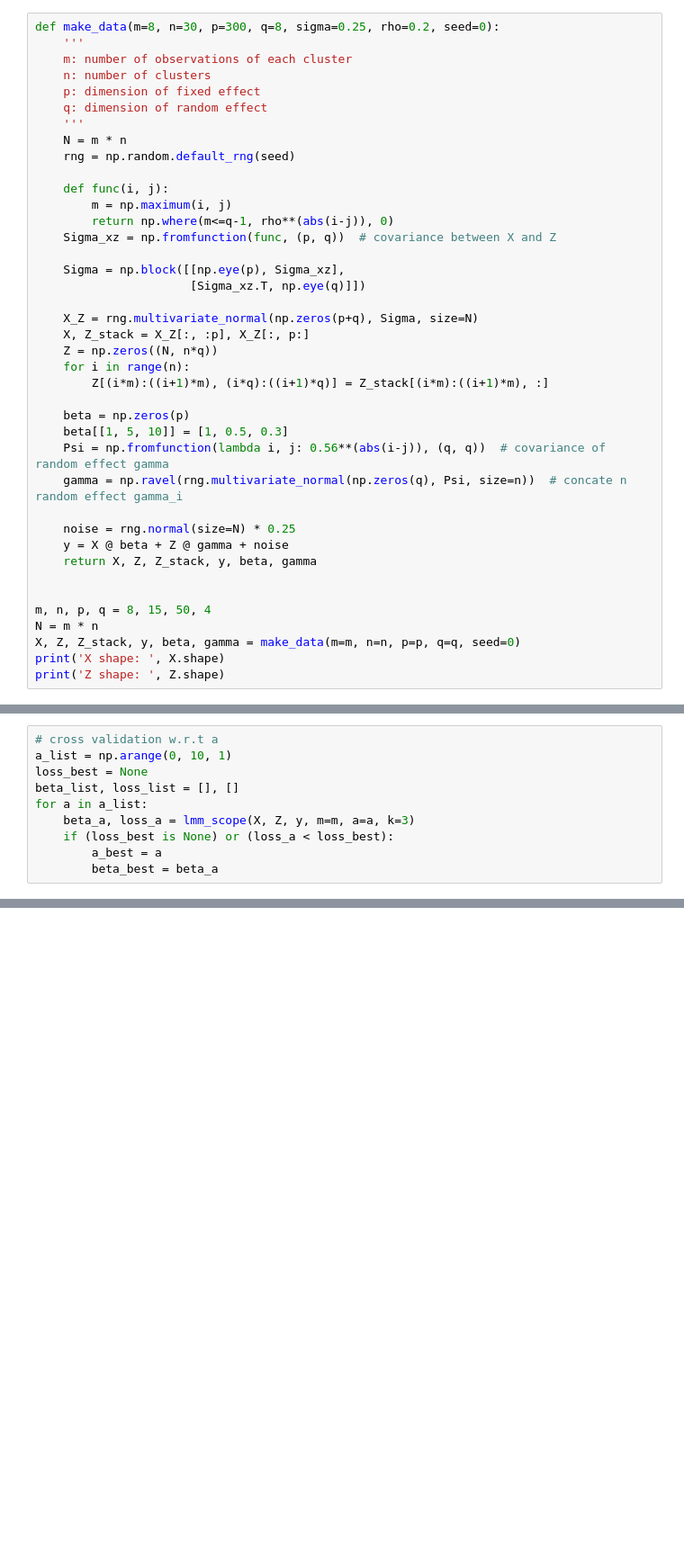
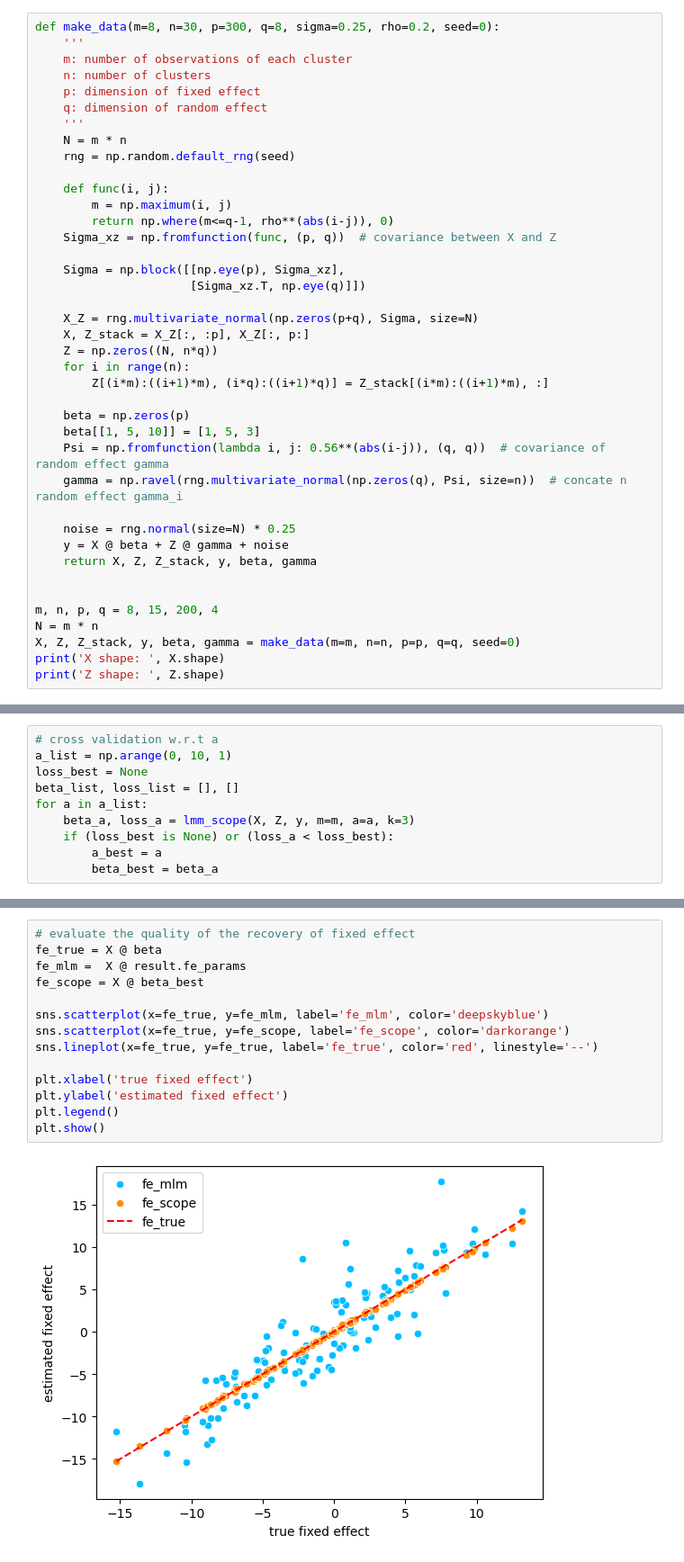
Before and after one commit to abess-team/skscope, a Jupyter notebook: docs/source/examples/Linear Model and its Variants/linear-mixed-model.ipynb, the cells around one changed output, grey strips where cells are left out. Shown at 90% size. Saved outputs shown, nothing was run; the diff lists cells and outputs as text; blank space fills up the shorter version.

```diff
--- a/docs/source/examples/Linear Model and its Variants/linear-mixed-model.ipynb
+++ b/docs/source/examples/Linear Model and its Variants/linear-mixed-model.ipynb
@@ -48,7 +59,7 @@ def make_data(m=8, n=30, p=300, q=8, sigma=0.25, rho=0.2, seed=0):
         Z[(i*m):((i+1)*m), (i*q):((i+1)*q)] = Z_stack[(i*m):((i+1)*m), :]
 
     beta = np.zeros(p)
-    beta[[1, 5, 10]] = [1, 0.5, 0.3]
+    beta[[1, 5, 10]] = [1, 5, 3]
     Psi = np.fromfunction(lambda i, j: 0.56**(abs(i-j)), (q, q))  # covariance of random effect gamma
     gamma = np.ravel(rng.multivariate_normal(np.zeros(q), Psi, size=n))  # concate n random effect gamma_i
 
@@ -57,7 +68,7 @@ def make_data(m=8, n=30, p=300, q=8, sigma=0.25, rho=0.2, seed=0):
     return X, Z, Z_stack, y, beta, gamma
 
 
-m, n, p, q = 8, 15, 50, 4
+m, n, p, q = 8, 15, 200, 4
 N = m * n
 X, Z, Z_stack, y, beta, gamma = make_data(m=m, n=n, p=p, q=q, seed=0)
 print('X shape: ', X.shape)
@@ -124,0 +137,16 @@ Error of scope:  0.018
+# %%
+# evaluate the quality of the recovery of fixed effect
+fe_true = X @ beta
+fe_mlm =  X @ result.fe_params
+fe_scope = X @ beta_best
+
+sns.scatterplot(x=fe_true, y=fe_mlm, label='fe_mlm', color='deepskyblue')
+sns.scatterplot(x=fe_true, y=fe_scope, label='fe_scope', color='darkorange')
+sns.lineplot(x=fe_true, y=fe_true, label='fe_true', color='red', linestyle='--')
+
+plt.xlabel('true fixed effect')
+plt.ylabel('estimated fixed effect')
+plt.legend()
+plt.show()
+# %% [output]
+[figure, added]
```
Also changed, not shown: parts of 9 cells of this notebook.
